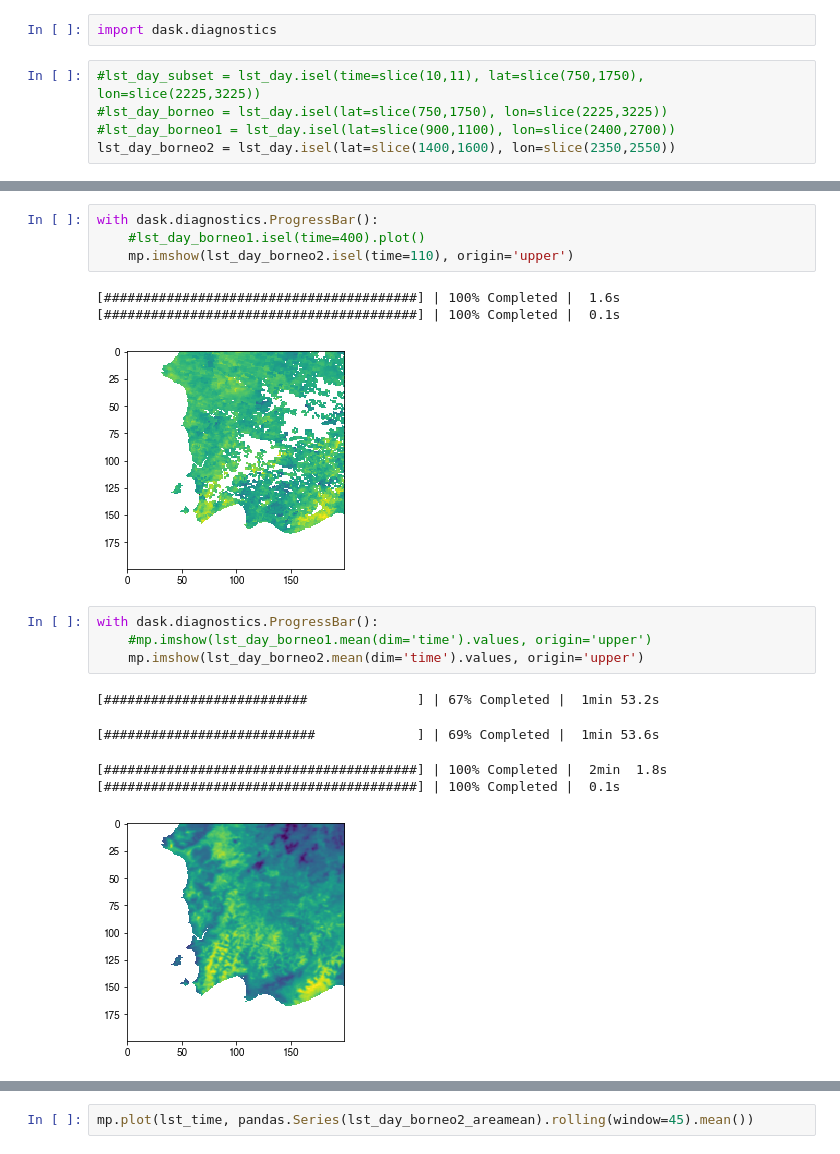
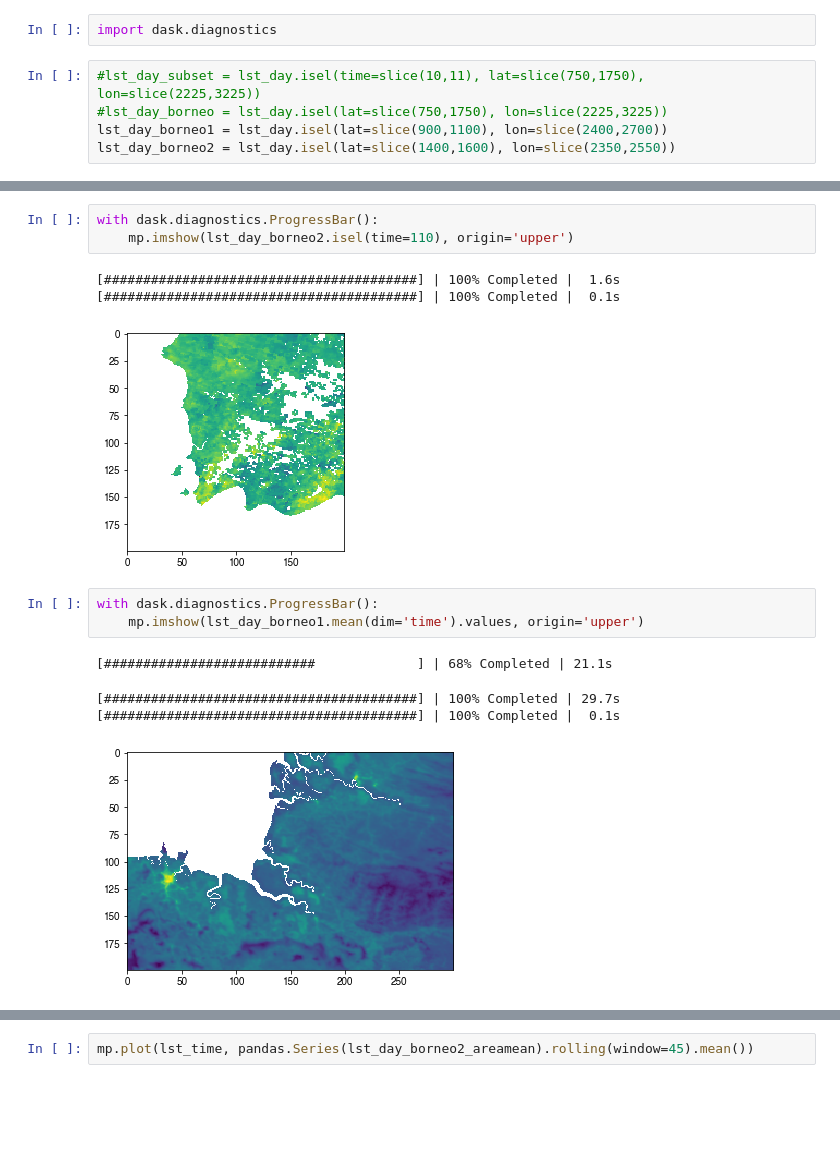
Before and after one commit to bairdlangenbrunner/indonesia-analysis, a Jupyter notebook: modis-analysis/notebook-files/analyzing_modis_8day_LST_file_REGRESSION_maps.ipynb, the cells around one changed output, grey strips where cells are left out. Saved outputs shown, nothing was run; the diff lists cells and outputs as text; blank space fills up the shorter version.

```diff
--- a/modis-analysis/notebook-files/analyzing_modis_8day_LST_file_ANALYZE_REGRESSIONS.ipynb
+++ b/modis-analysis/notebook-files/analyzing_modis_8day_LST_file_REGRESSION_maps.ipynb
@@ -57,5 +57,5 @@ import dask.diagnostics
 # %%
 #lst_day_subset = lst_day.isel(time=slice(10,11), lat=slice(750,1750), lon=slice(2225,3225))
 #lst_day_borneo = lst_day.isel(lat=slice(750,1750), lon=slice(2225,3225))
-#lst_day_borneo1 = lst_day.isel(lat=slice(900,1100), lon=slice(2400,2700))
+lst_day_borneo1 = lst_day.isel(lat=slice(900,1100), lon=slice(2400,2700))
 lst_day_borneo2 = lst_day.isel(lat=slice(1400,1600), lon=slice(2350,2550))
@@ -62,6 +69,5 @@ lst_day_borneo2 = lst_day.isel(lat=slice(1400,1600), lon=slice(2350,2550))
 # %%
 with dask.diagnostics.ProgressBar():
-    #lst_day_borneo1.isel(time=400).plot()
     mp.imshow(lst_day_borneo2.isel(time=110), origin='upper')
 # %% [output]
 [########################################] | 100% Completed |  1.6s
@@ -69,11 +75,9 @@ with dask.diagnostics.ProgressBar():
 [figure]
 # %%
 with dask.diagnostics.ProgressBar():
-    #mp.imshow(lst_day_borneo1.mean(dim='time').values, origin='upper')
-    mp.imshow(lst_day_borneo2.mean(dim='time').values, origin='upper')
+    mp.imshow(lst_day_borneo1.mean(dim='time').values, origin='upper')
 # %% [output]
-[##########################              ] | 67% Completed |  1min 53.2s
+[###########################             ] | 68% Completed | 21.1s
-[###########################             ] | 69% Completed |  1min 53.6s
+[########################################] | 100% Completed | 29.7s
+[########################################] | 100% Completed |  0.1s
-[########################################] | 100% Completed |  2min  1.8s
-[########################################] | 100% Completed |  0.1s
-[figure, old version]
+[figure, new version]
```
Also changed, not shown: parts of 8 cells of this notebook, 4 other files.
